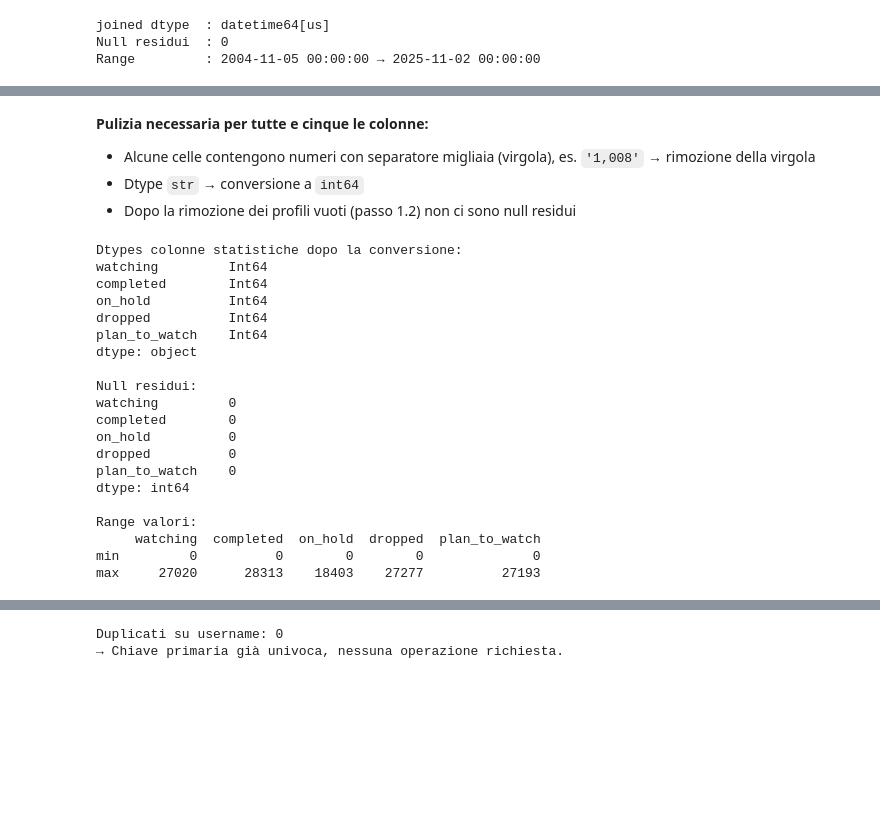
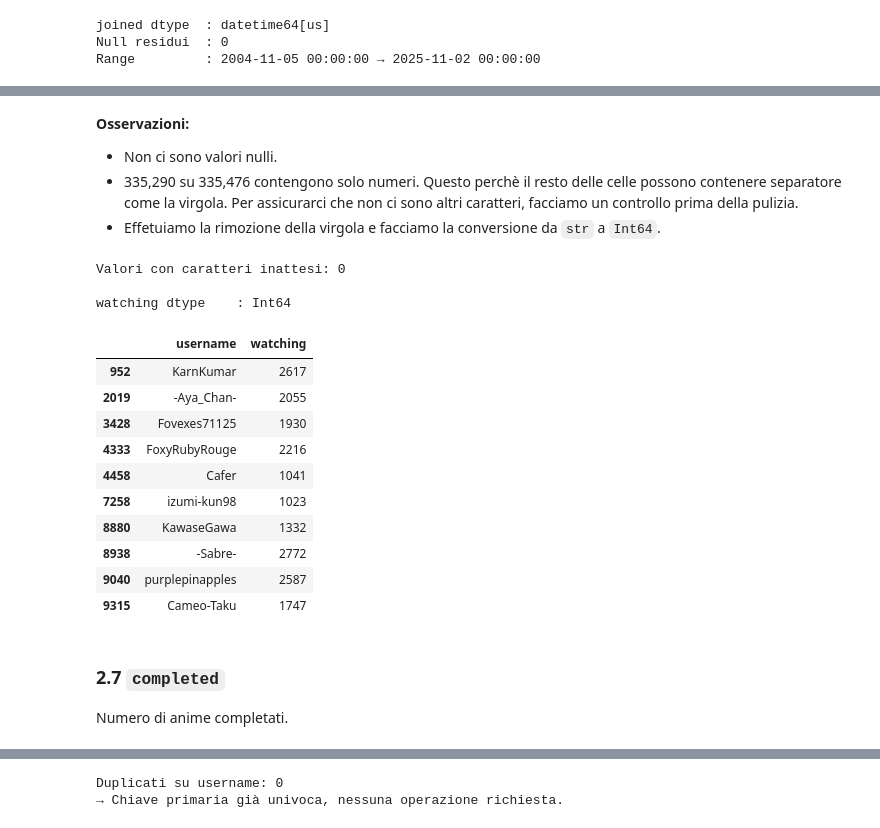
Before and after one commit to elisqose/HCI-Anime-Data-Analysis-25-26, a Jupyter notebook: exploration & cleaning/10_profiles.ipynb, the cells around one changed output, grey strips where cells are left out. Drawn from its saved outputs; the diff is of its cells as text; code cells hidden in the pictures; blank space fills up the shorter version.

```diff
--- a/exploration & cleaning/10_profiles.ipynb
+++ b/exploration & cleaning/10_profiles.ipynb
@@ -236,3 +273,4 @@ Range          : 0001-01-01 00:00:00 → 9999-09-03 00:00:00
 # %%
+df_pr['location'] = df_pr['location'].str.strip()
 analyze(df_pr['location'])
 # %% [output]
@@ -285,3 +325,4 @@ Name: count, dtype: int64
 # %%
+df_pr['joined'] = df_pr['joined'].str.strip()
 analyze(df_pr['joined'])
 # %% [output]
@@ -322,6 +366,4 @@ Le cinque colonne sono caricate come `str` e alcune contengono numeri con separa
 # %%
-stat_cols = ['watching', 'completed', 'on_hold', 'dropped', 'plan_to_watch']
-
-for col in stat_cols:
-    analyze(df_pr[col])
+df_pr['watching'] = df_pr['watching'].str.strip()
+analyze(df_pr['watching'])
 # %% [output]
@@ -345,41 +387,39 @@ for col in stat_cols:
 # %% [markdown]
-**Pulizia necessaria per tutte e cinque le colonne:**
-- Alcune celle contengono numeri con separatore migliaia (virgola), es. `'1,008'` → rimozione della virgola
-- Dtype `str` → conversione a `int64`
-- Dopo la rimozione dei profili vuoti (passo 1.2) non ci sono null residui
+**Osservazioni:**
+- Non ci sono valori nulli.
+- 335,290 su 335,476 contengono solo numeri. Questo perchè il resto delle celle possono contenere separatore come la virgola. Per assicurarci che non ci sono altri caratteri, facciamo un controllo prima della pulizia.
+- Effetuiamo la rimozione della virgola e facciamo la conversione da `str` a `Int64`.
 # %%
-for col in stat_cols:
-    # Rimuovi separatore delle migliaia
-    df_pr[col] = df_pr[col].str.replace(',', '', regex=False)
-    # Converti a int64
-    df_pr[col] = pd.to_numeric(df_pr[col], errors='coerce').astype('Int64')
+mask_anomali = df_pr['watching'].notna() & df_pr['watching'].str.contains(r'[^\d,]', na=False)
+print(f'Valori con caratteri inattesi: {mask_anomali.sum()}')
+if mask_anomali.any():
+    print(df_pr.loc[mask_anomali, 'watching'].unique()[:10])
+print()
 
-print('Dtypes colonne statistiche dopo la conversione:')
-print(df_pr[stat_cols].dtypes)
+mask_virgola = df_pr['watching'].str.contains(',', na=False)
+
+n_null_before = df_pr['watching'].isna().sum()
+df_pr['watching'] = pd.to_numeric(df_pr['watching'].str.replace(',', '', regex=False), errors='coerce').astype('Int64')
+n_null_after = df_pr['watching'].isna().sum()
+print(f'watching dtype    : {df_pr["watching"].dtype}')
 print()
-print('Null residui:')
-print(df_pr[stat_cols].isnull().sum())
-print()
-print('Range valori:')
-print(df_pr[stat_cols].agg(['min', 'max']))
+df_pr.loc[mask_virgola, ['username', 'watching']].head(10)
 # %% [output]
-Dtypes colonne statistiche dopo la conversione:
-watching         Int64
-completed        Int64
-on_hold          Int64
-dropped          Int64
-plan_to_watch    Int64
-dtype: object
+Valori con caratteri inattesi: 0
 
-Null residui:
-watching         0
-completed        0
-on_hold          0
-dropped          0
-plan_to_watch    0
-dtype: int64
-
-Range valori:
-     watching  completed  on_hold  dropped  plan_to_watch
-min         0          0        0        0              0
-max     27020      28313    18403    27277          27193
+watching dtype    : Int64
+|  | username | watching |
+| 952 | KarnKumar | 2617 |
+| 2019 | -Aya_Chan- | 2055 |
+| 3428 | Fovexes71125 | 1930 |
+| 4333 | FoxyRubyRouge | 2216 |
+| 4458 | Cafer | 1041 |
+| 7258 | izumi-kun98 | 1023 |
+| 8880 | KawaseGawa | 1332 |
+| 8938 | -Sabre- | 2772 |
+| 9040 | purplepinapples | 2587 |
+| 9315 | Cameo-Taku | 1747 |
+# %% [markdown]
+### 2.7 `completed`
+
+Numero di anime completati.
```
Also changed, not shown: parts of 55 cells of this notebook, 3 other files.
